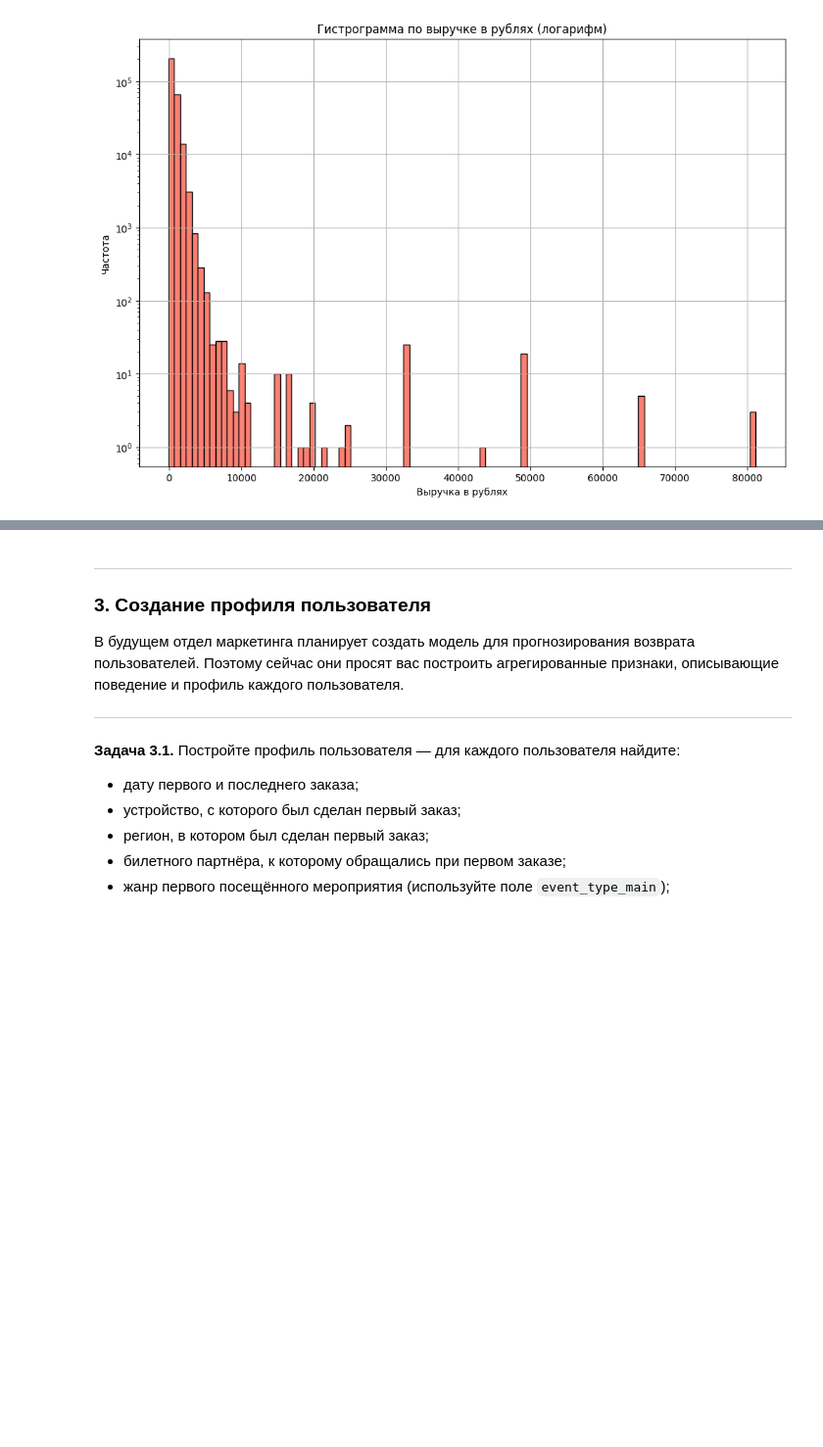
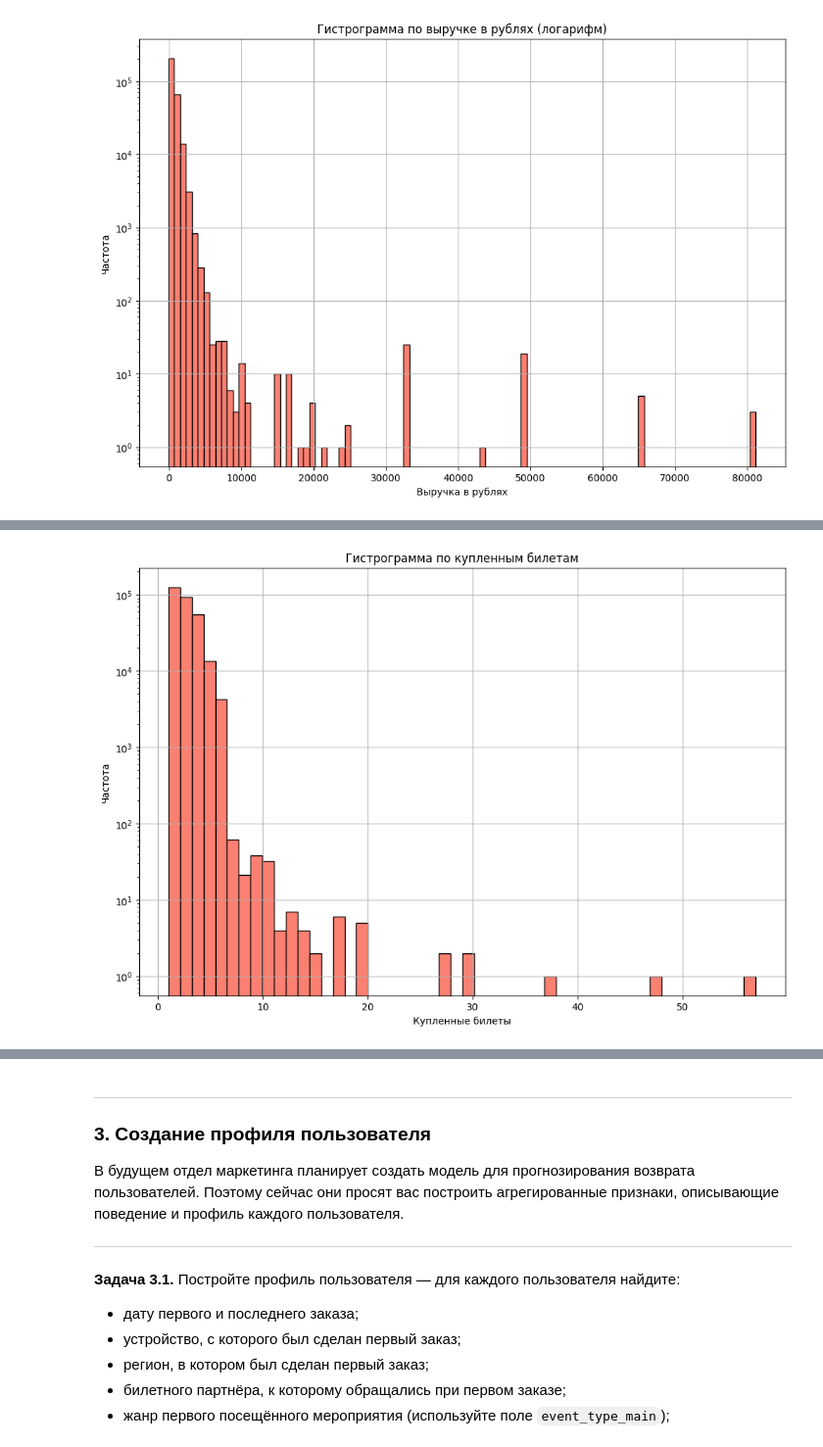
Before and after one commit to mrromanivanov/afisha_yandex_analysis, a Jupyter notebook: afisha_Ivanov_Roman.ipynb, the cells around one changed output, grey strips where cells are left out. Shown at 98% size. Saved outputs shown, nothing was run; the diff lists cells and outputs as text; code cells hidden in the pictures; blank space fills up the shorter version.

```diff
--- a/afisha_Ivanov_Roman.ipynb
+++ b/afisha_Ivanov_Roman.ipynb
@@ -519,0 +582,9 @@ plt.show()
+# %%
+# Построим гистрограмму по 'tickets_count' используя логарифмическую шкалу для нагладности
+df_reporter.show_histogram('tickets_count',
+                           50,
+                           'Гистрограмма по купленным билетам',
+                           'Купленные билеты',
+                           True)
+# %% [output]
+[figure, added]
```
Also changed, not shown: parts of 33 cells of this notebook.
